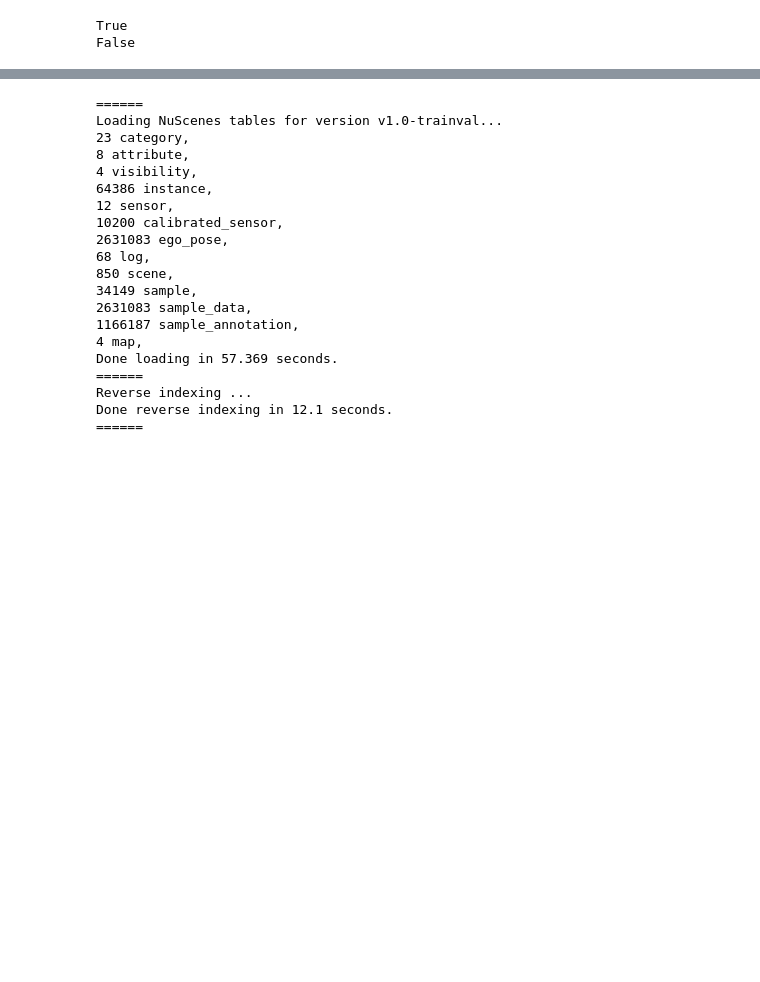
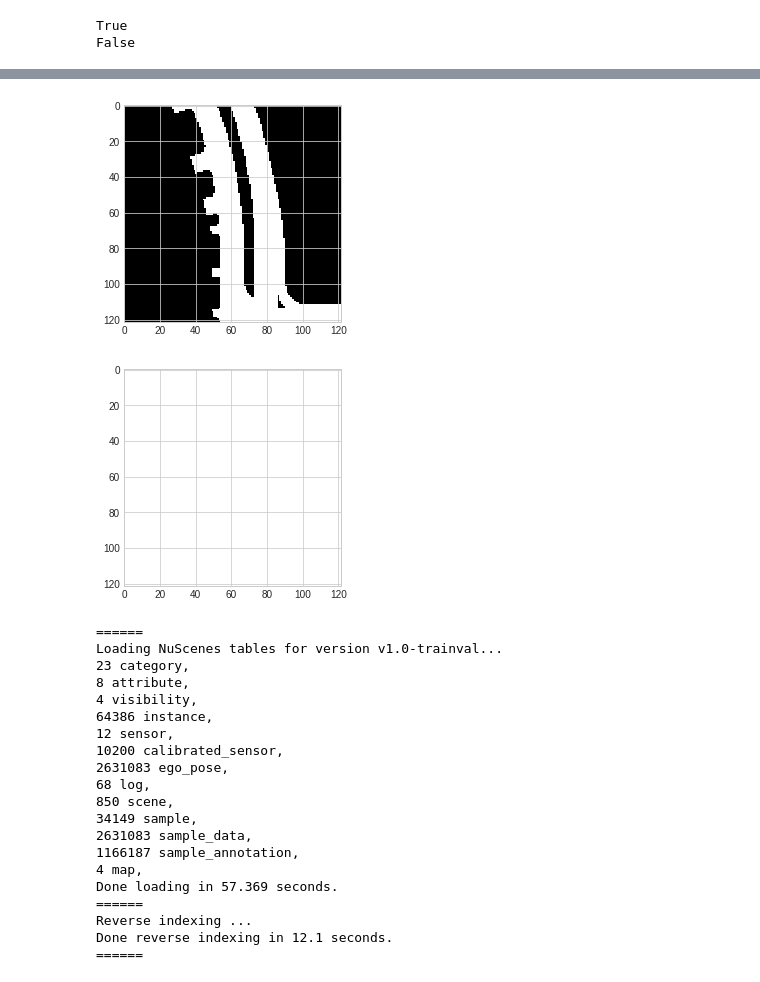
Before and after one commit to tudelft-iv-students/offline-tracking-with-object-permanence, a Jupyter notebook: test.ipynb, the cells around one changed output, grey strips where cells are left out. Cells and saved outputs as stored; diff of their text form; code cells hidden in the pictures; blank space fills up the shorter version.

```diff
--- a/test.ipynb
+++ b/test.ipynb
@@ -153,0 +124,4 @@ tensor([[[nan, nan, nan,  ..., nan, nan, nan],
+# %%
+pred = predictions['pred']
+mask = predictions['mask'].view(-1,pred.shape[-2],pred.shape[-1]).unsqueeze(1)
+non_drivable_area_mask=~mask
@@ -154,3 +144,12 @@ tensor([[[nan, nan, nan,  ..., nan, nan, nan],
+# %%
+import matplotlib.pyplot as plt
+plt.imshow(non_drivable_area_mask[0,0].cpu())
+plt.show()
+plt.imshow(torch.zeros_like(non_drivable_area_mask[0,0].cpu()))
+plt.show()
+# %% [output]
+[figure, added]
+[figure, added]
 # %%
 from nuscenes.prediction import PredictHelper
 from nuscenes.prediction.input_representation.static_layers import StaticLayerRasterizer
```
Also changed, not shown: parts of 15 cells of this notebook, 5 other files.
